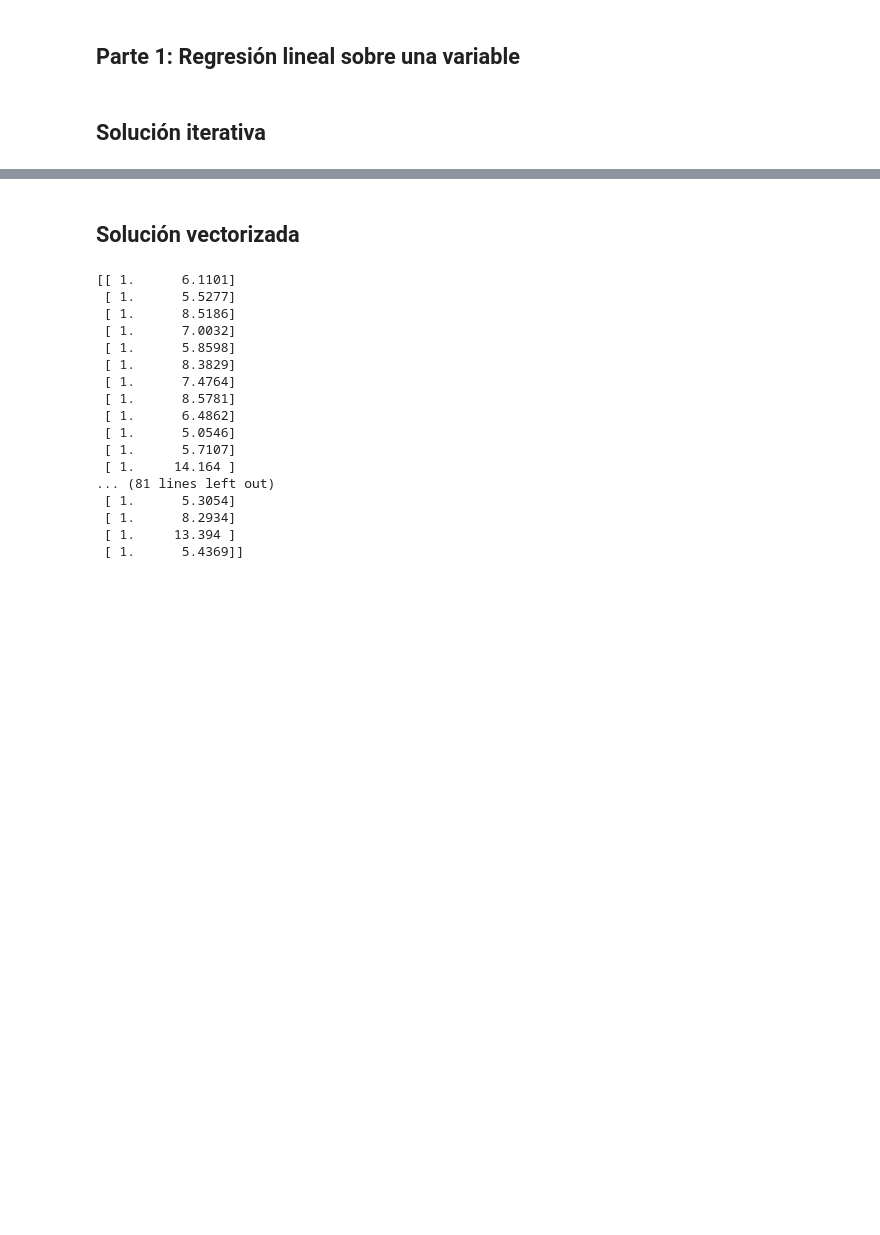
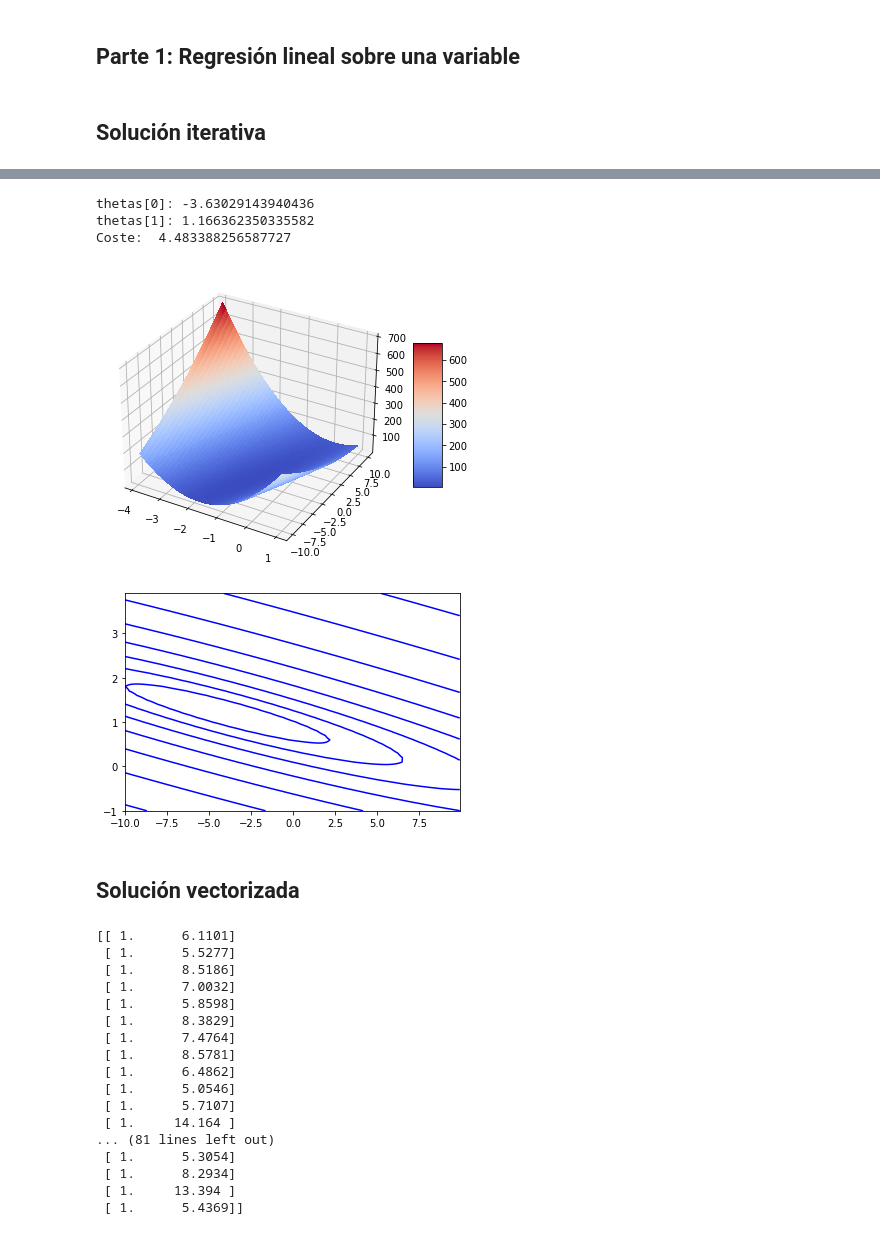
Before and after one commit to javigom/MachineLearning-BigData, a Jupyter notebook: Práctica 1 - Regresión lineal/Práctica1.ipynb, the cells around one changed output, grey strips where cells are left out. Drawn from its saved outputs; the diff is of its cells as text; code cells hidden in the pictures; blank space fills up the shorter version.

```diff
--- a/Práctica 1 - Regresión lineal/Práctica1.ipynb
+++ b/Práctica 1 - Regresión lineal/Práctica1.ipynb
@@ -170,0 +70,38 @@ TypeError: object of type 'numpy.float64' has no len()
+# %%
+# Genera las rejillas para las gráficas
+def make_data(X, Y):
+
+    step = 0.1
+    Theta0 = np.arange(-10, 10, step)
+    Theta1 = np.arange(-1, 4, step)
+    Theta0, Theta1 = np.meshgrid(Theta0, Theta1)
+
+    Coste = np.empty_like(Theta0)
+
+    for i in range(len(Theta0)):
+        for j in range(len(Theta0[i])):
+            Coste[i][j] = fun_coste(X, Y, m, [Theta0[i, j], Theta1[i, j]])
+
+    return Theta0, Theta1, Coste
+# %%
+# Dibuja la función de coste 3D
+def dibuja_coste(Theta0, Theta1, Coste):
+
+    # Pinta la gráfica
+    fig = plt.figure()
+    ax = Axes3D(fig)
+    surf = ax.plot_surface(-Theta1, Theta0, Coste, cmap=cm.coolwarm, linewidth=0, antialiased=False)
+
+    # Customize the z axis
+    #ax.set_zlim(100,  60000)
+    #ax.zaxis.set_major_locator(LinearLocator(10))
+    #ax.zaxis.set_major_formatter(FormatStrFormatter('%.02f'))
+
+    # Add a color bar which maps values to colors.
+    fig.colorbar(surf, shrink=0.5, aspect=5)
+
+    plt.show()
+# %%
+# Dibuja la función de coste con una gráfica de contorno
+def dibuja_contorno(X, Y, Coste):
+    plt.contour(Theta0, Theta1, Coste, np.logspace(-2, 3, 20), colors='blue')
@@ -171,3 +127,22 @@ TypeError: object of type 'numpy.float64' has no len()
+# %%
+# Observamos los valores theta0, theta1 y su coste
+print("thetas[0]: " + str(thetas[0]))
+print("thetas[1]: " + str(thetas[1]))
+coste = fun_coste(X, Y, m, thetas)
+print("Coste: ", coste)
+# %% [output]
+thetas[0]: -3.63029143940436
+thetas[1]: 1.166362350335582
+Coste:  4.483388256587727
+# %%
+# Dibujamos la función de coste con un gráfico 3D y otro de rejilla
+Theta0, Theta1, Coste = make_data(X, Y)
+
+dibuja_coste(Theta0, Theta1, Coste)
+dibuja_contorno(Theta0, Theta1, Coste)
+# %% [output]
+[figure, added]
+[figure, added]
 # %% [markdown]
 ## Solución vectorizada
 # %%
```
Also changed, not shown: parts of 15 cells of this notebook.
